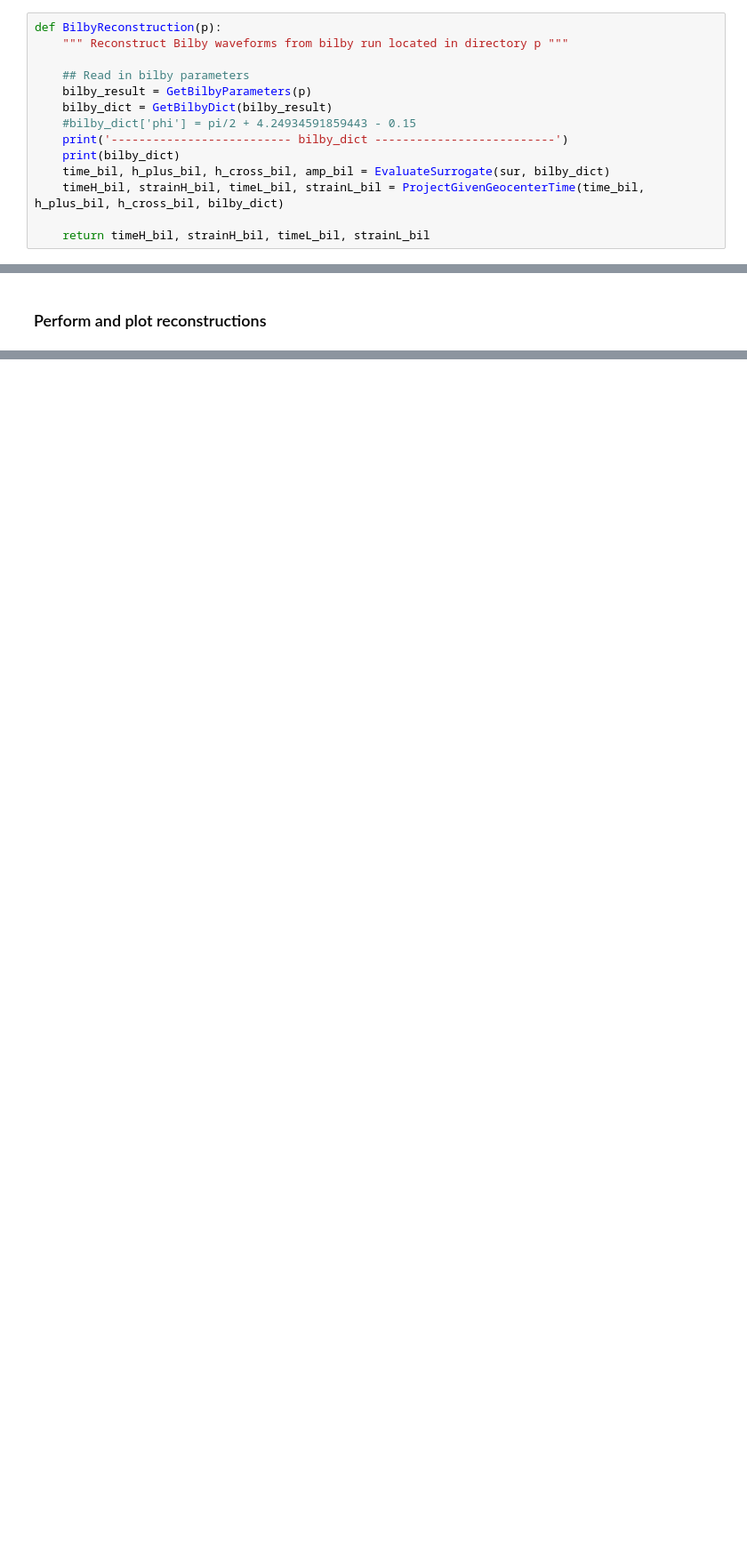
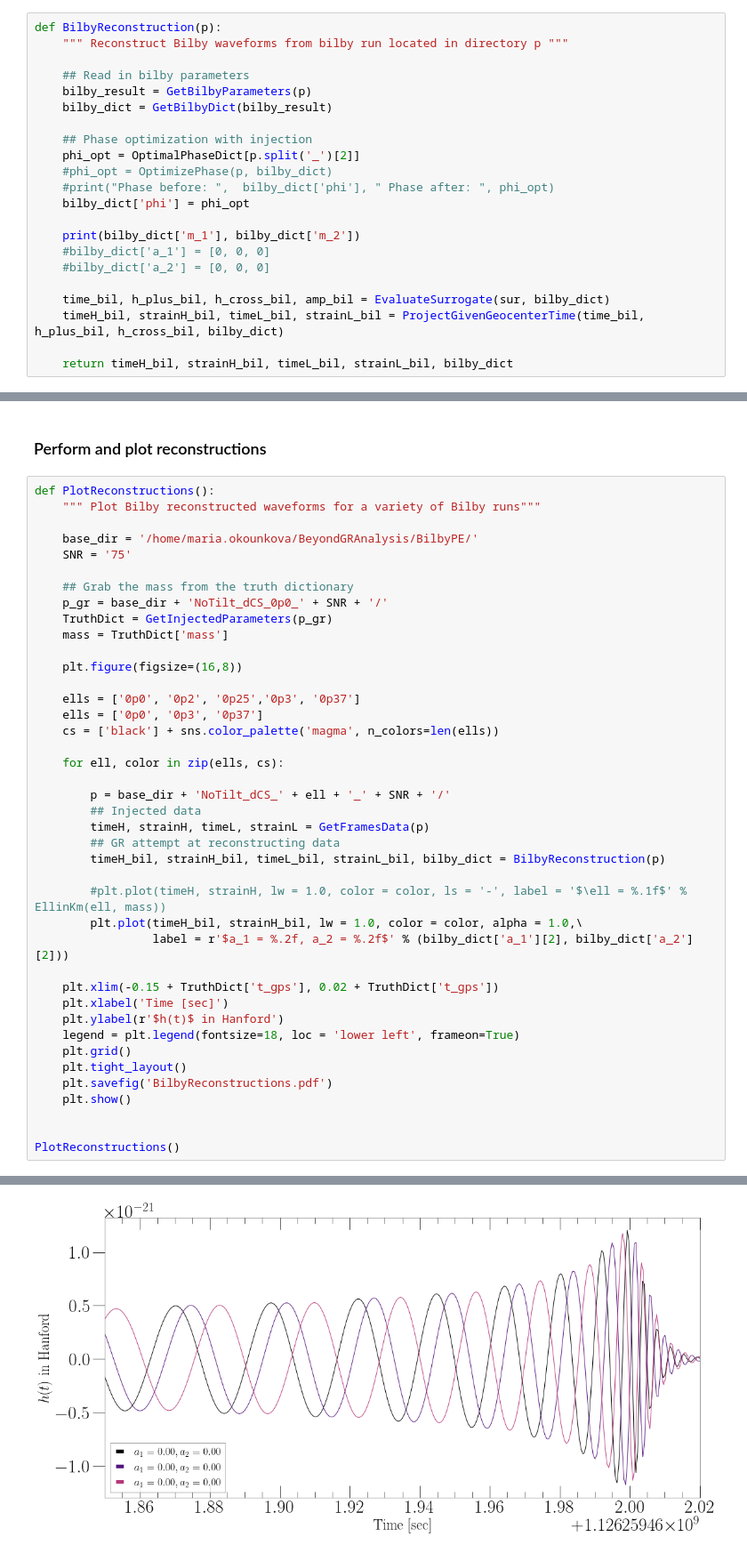
Before and after one commit to mariaokounkova/BeyondGRAnalysis, a Jupyter notebook: Reconstructions.ipynb, the cells around one changed output, grey strips where cells are left out. Shown at 89% size. Saved outputs shown, nothing was run; the diff lists cells and outputs as text; blank space fills up the shorter version.

```diff
--- a/Reconstructions.ipynb
+++ b/Reconstructions.ipynb
@@ -220,10 +222,18 @@ def BilbyReconstruction(p):
     ## Read in bilby parameters
     bilby_result = GetBilbyParameters(p)
     bilby_dict = GetBilbyDict(bilby_result)
-    #bilby_dict['phi'] = pi/2 + 4.24934591859443 - 0.15
-    print('-------------------------- bilby_dict --------------------------')
-    print(bilby_dict)
+
+    ## Phase optimization with injection
+    phi_opt = OptimalPhaseDict[p.split('_')[2]]
+    #phi_opt = OptimizePhase(p, bilby_dict)
+    #print("Phase before: ",  bilby_dict['phi'], " Phase after: ", phi_opt)
+    bilby_dict['phi'] = phi_opt
+
+    print(bilby_dict['m_1'], bilby_dict['m_2'])
+    #bilby_dict['a_1'] = [0, 0, 0]
+    #bilby_dict['a_2'] = [0, 0, 0]
+
     time_bil, h_plus_bil, h_cross_bil, amp_bil = EvaluateSurrogate(sur, bilby_dict)
     timeH_bil, strainH_bil, timeL_bil, strainL_bil = ProjectGivenGeocenterTime(time_bil, h_plus_bil, h_cross_bil, bilby_dict)
 
-    return timeH_bil, strainH_bil, timeL_bil, strainL_bil
+    return timeH_bil, strainH_bil, timeL_bil, strainL_bil, bilby_dict
@@ -259,2 +240,44 @@ plt.show()
 # %% [markdown]
 ### Perform and plot reconstructions
+# %%
+def PlotReconstructions():
+    """ Plot Bilby reconstructed waveforms for a variety of Bilby runs"""
+
+    base_dir = '/home/maria.okounkova/BeyondGRAnalysis/BilbyPE/'
+    SNR = '75'
+
+    ## Grab the mass from the truth dictionary
+    p_gr = base_dir + 'NoTilt_dCS_0p0_' + SNR + '/'
+    TruthDict = GetInjectedParameters(p_gr)
+    mass = TruthDict['mass']
+
+    plt.figure(figsize=(16,8))
+
+    ells = ['0p0', '0p2', '0p25','0p3', '0p37']
+    ells = ['0p0', '0p3', '0p37']
+    cs = ['black'] + sns.color_palette('magma', n_colors=len(ells))
+
+    for ell, color in zip(ells, cs):
+
+        p = base_dir + 'NoTilt_dCS_' + ell + '_' + SNR + '/'
+        ## Injected data
+        timeH, strainH, timeL, strainL = GetFramesData(p)
+        ## GR attempt at reconstructing data
+        timeH_bil, strainH_bil, timeL_bil, strainL_bil, bilby_dict = BilbyReconstruction(p)
+
+        #plt.plot(timeH, strainH, lw = 1.0, color = color, ls = '-', label = '$\ell = %.1f$' % EllinKm(ell, mass))
+        plt.plot(timeH_bil, strainH_bil, lw = 1.0, color = color, alpha = 1.0,\
+                 label = r'$a_1 = %.2f, a_2 = %.2f$' % (bilby_dict['a_1'][2], bilby_dict['a_2'][2]))
+
+    plt.xlim(-0.15 + TruthDict['t_gps'], 0.02 + TruthDict['t_gps'])
+    plt.xlabel('Time [sec]')
+    plt.ylabel(r'$h(t)$ in Hanford')
+    legend = plt.legend(fontsize=18, loc = 'lower left', frameon=True)
+    plt.grid()
+    plt.tight_layout()
+    plt.savefig('BilbyReconstructions.pdf')
+    plt.show()
+
+
+PlotReconstructions()
+# %% [output]
@@ -260,0 +287 @@ plt.show()
+[figure, added]
```
Also changed, not shown: parts of 11 cells of this notebook, 1 other file.
